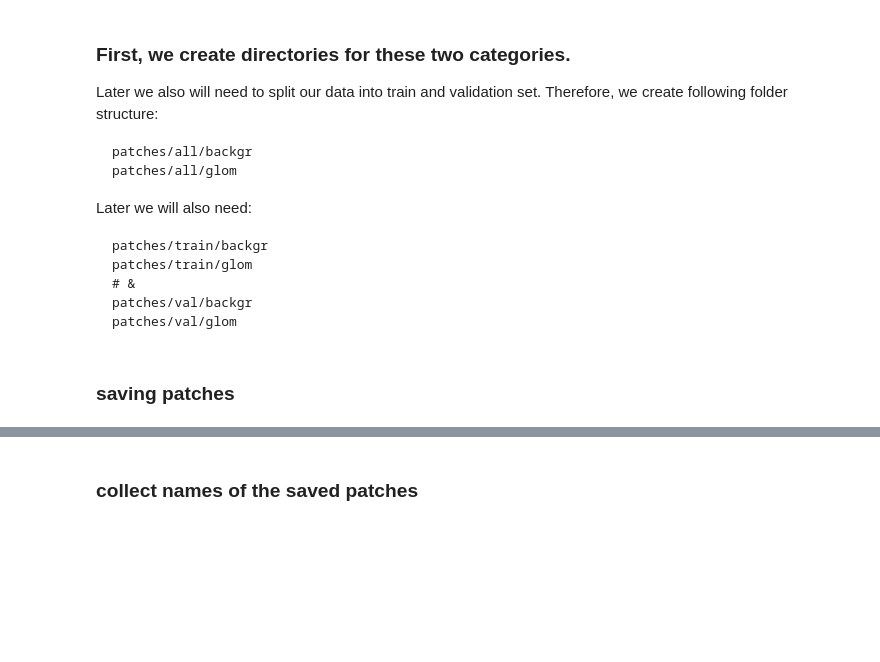
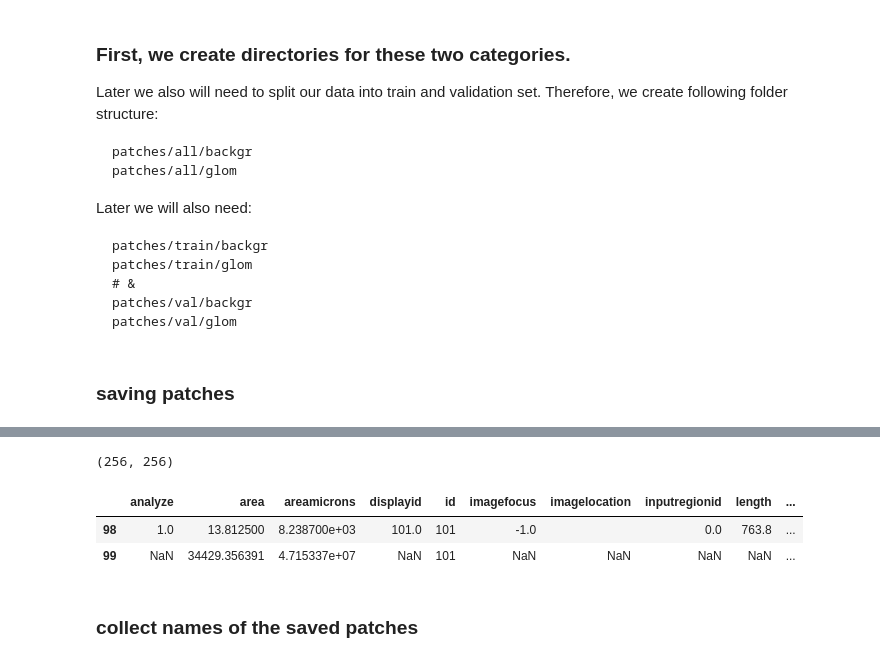
Before and after one commit to DSLituiev/slideslicer, a Jupyter notebook: notebooks/demo-read-slide.ipynb, the cells around one changed output, grey strips where cells are left out. Cells and saved outputs as stored; diff of their text form; code cells hidden in the pictures; blank space fills up the shorter version.

```diff
--- a/notebooks/demo-read-slide.ipynb
+++ b/notebooks/demo-read-slide.ipynb
@@ -425,3 +449,13 @@ Wall time: 2min 13s
+# %%
+patch_img.size
+# %% [output]
+(256, 256)
+# %%
+patch_rois
+# %% [output]
+|  | analyze | area | areamicrons | displayid | id | imagefocus | imagelocation | inputregionid | length | ... |
+| 98 | 1.0 | 13.812500 | 8.238700e+03 | 101.0 | 101 | -1.0 |  | 0.0 | 763.8 | ... |
+| 99 | NaN | 34429.356391 | 4.715337e+07 | NaN | 101 | NaN | NaN | NaN | NaN | ... |
 # %% [markdown]
 ### collect names of the saved patches
 # %%
```
Also changed, not shown: parts of 27 cells of this notebook, 1 other file.
